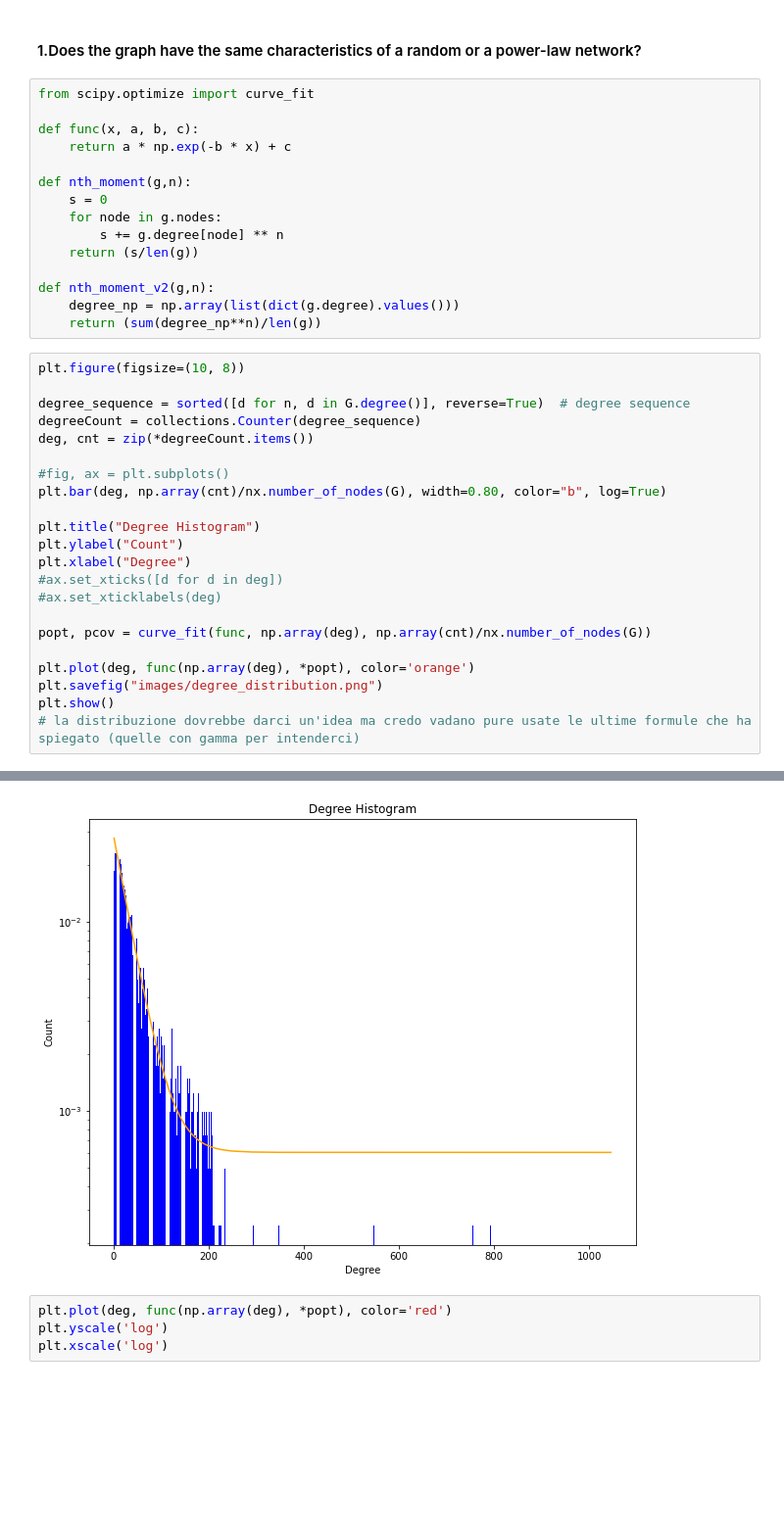
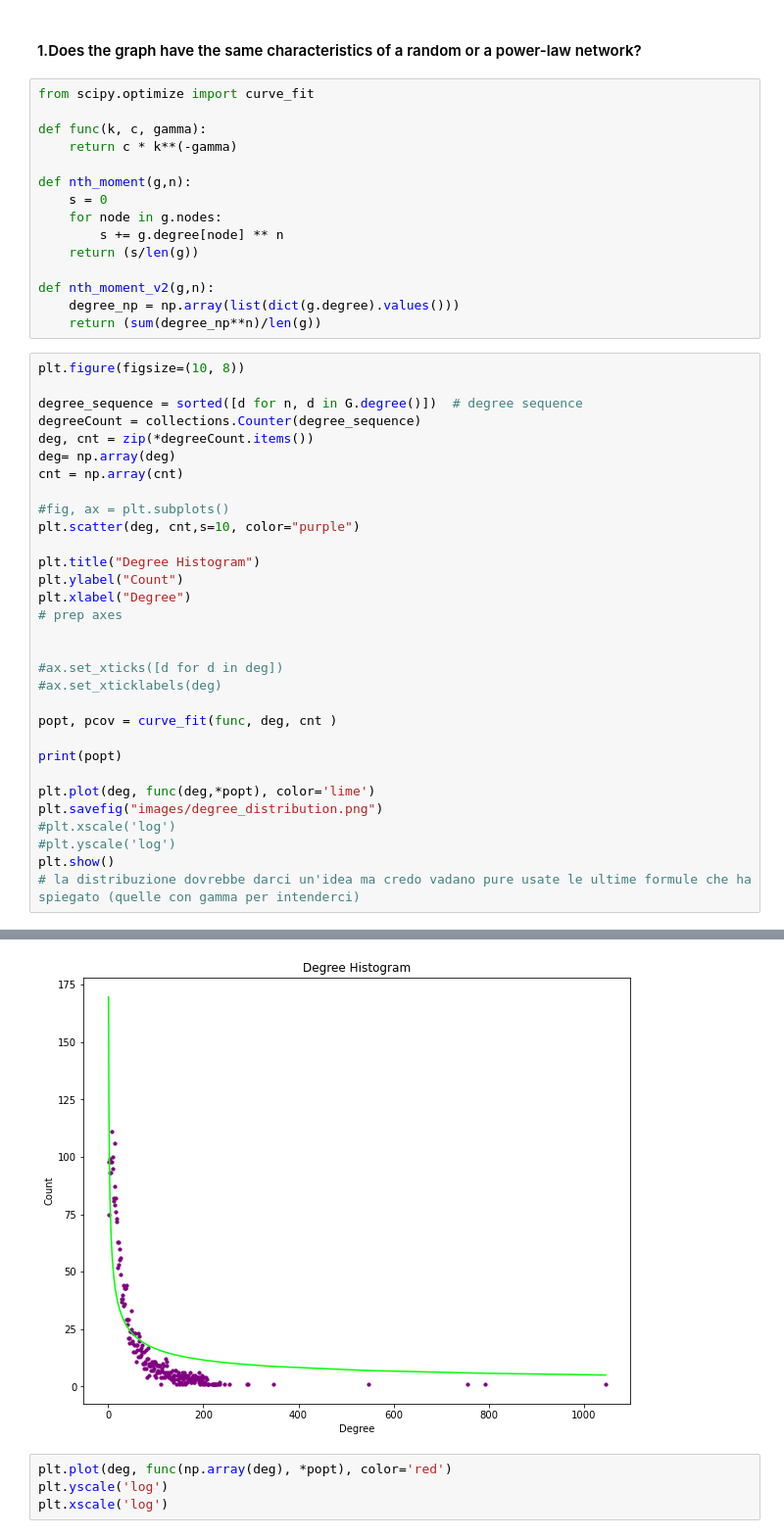
Before and after one commit to LazyRacc00n/NetworkAnalysis_1Assignment, a Jupyter notebook: Code.ipynb, the cells around one changed output, grey strips where cells are left out. Shown at 98% size. Cells and saved outputs as stored; diff of their text form; blank space fills up the shorter version.

```diff
--- a/Code.ipynb
+++ b/Code.ipynb
@@ -121,8 +123,8 @@ Network Density:  0.010819963503439287
 # %%
 from scipy.optimize import curve_fit
 
-def func(x, a, b, c):
-    return a * np.exp(-b * x) + c
+def func(k, c, gamma):
+    return c * k**(-gamma)
 
 def nth_moment(g,n):
     s = 0
@@ -136,23 +138,32 @@ def nth_moment_v2(g,n):
 # %%
 plt.figure(figsize=(10, 8))
 
-degree_sequence = sorted([d for n, d in G.degree()], reverse=True)  # degree sequence
+degree_sequence = sorted([d for n, d in G.degree()])  # degree sequence
 degreeCount = collections.Counter(degree_sequence)
 deg, cnt = zip(*degreeCount.items())
+deg= np.array(deg)
+cnt = np.array(cnt)
 
 #fig, ax = plt.subplots()
-plt.bar(deg, np.array(cnt)/nx.number_of_nodes(G), width=0.80, color="b", log=True)
+plt.scatter(deg, cnt,s=10, color="purple")
 
 plt.title("Degree Histogram")
 plt.ylabel("Count")
 plt.xlabel("Degree")
+# prep axes
+
+
 #ax.set_xticks([d for d in deg])
 #ax.set_xticklabels(deg)
 
-popt, pcov = curve_fit(func, np.array(deg), np.array(cnt)/nx.number_of_nodes(G))
+popt, pcov = curve_fit(func, deg, cnt )
 
-plt.plot(deg, func(np.array(deg), *popt), color='orange')
+print(popt)
+
+plt.plot(deg, func(deg,*popt), color='lime')
 plt.savefig("images/degree_distribution.png")
+#plt.xscale('log')
+#plt.yscale('log')
 plt.show()
 # la distribuzione dovrebbe darci un'idea ma credo vadano pure usate le ultime formule che ha spiegato (quelle con gamma per intenderci)
 # %% [output]
@@ -159,4 +171,4 @@ plt.show()
-[figure, old version]
+[figure, new version]
 # %%
 plt.plot(deg, func(np.array(deg), *popt), color='red')
 plt.yscale('log')
```
Also changed, not shown: parts of 3 cells of this notebook, 2 other files.
